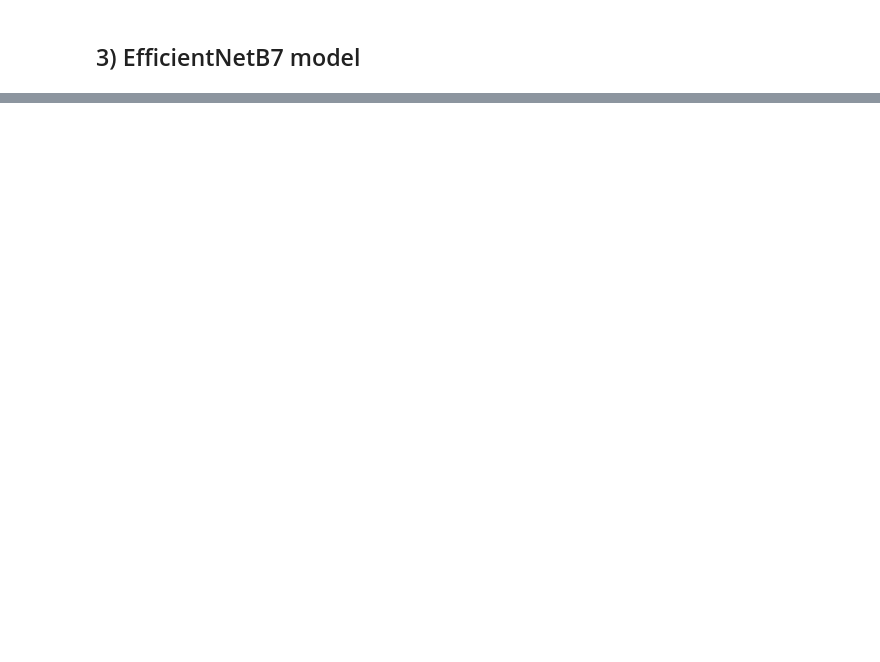
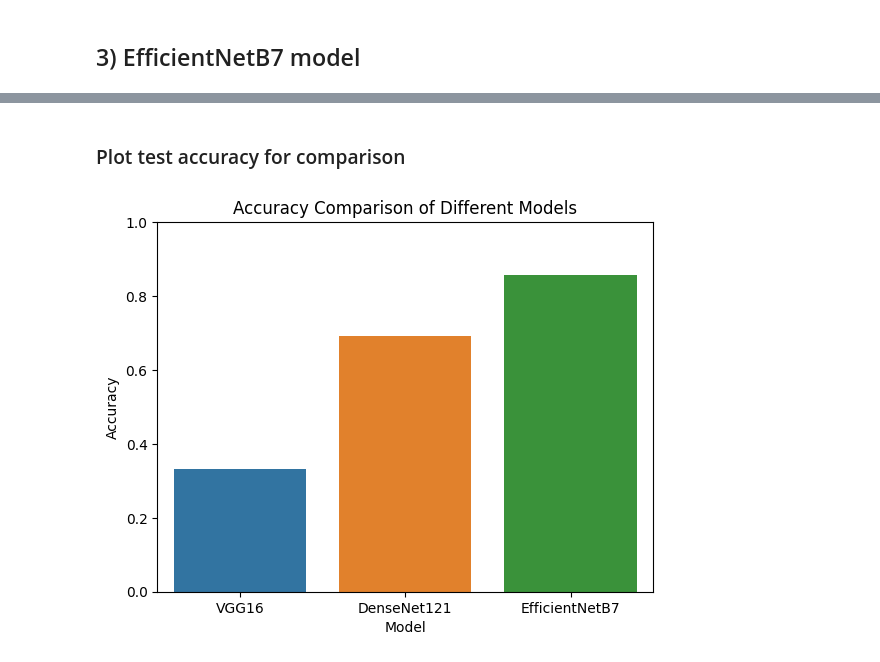
Before and after one commit to wilsoncooked/canine-classifier-api, a Jupyter notebook: notebooks/jay-stanford-model-compare.ipynb, the cells around one changed output, grey strips where cells are left out. Drawn from its saved outputs; the diff is of its cells as text; code cells hidden in the pictures; blank space fills up the shorter version.

```diff
--- a/notebooks/jay-stanford-model-compare.ipynb
+++ b/notebooks/jay-stanford-model-compare.ipynb
@@ -244,5 +267,10 @@ densenet121_val_accuracy
 # %%
 # Now evaluate Densenet121 model on Test data
+
+# Preprocess test data for DenseNet121 model
+
+images_test_dense_preproc = images_test.map(
+  lambda x, y: (preprocess_input_densenet(x), y))
 
 def evaluate_model(model, test_data):
     """
@@ -252,5 +280,7 @@ def evaluate_model(model, test_data):
     print(f"Test Loss: {loss}")
     print(f"Test Accuracy: {accuracy_densenet}")
 
-evaluate_model(compiled_model, images_test)
+    return accuracy_densenet
+
+densenet_test_accuracy = evaluate_model(compiled_model, images_test_dense_preproc)
 # %% [output]
@@ -305,5 +335,10 @@ efficientnetb7_val_accuracy
 # %%
 # Now evaluate EfficientNetB7 model on Test data
+
+# Preprocess test data for EfficientNetB7
+
+images_test_efficient_preproc = images_test.map(
+  lambda x, y: (preprocess_input_efficientnet(x), y))
 
 def evaluate_model(model, test_data):
     """
@@ -313,5 +348,7 @@ def evaluate_model(model, test_data):
     print(f"Test Loss: {loss}")
     print(f"Test Accuracy: {accuracy_efficientnet}")
 
-evaluate_model(compiled_model, images_test)
+    return accuracy_efficientnet
+
+efficient_test_accuracy = evaluate_model(compiled_model, images_test)
 # %% [output]
@@ -391,0 +435,23 @@ plt.show()
+# %% [markdown]
+### Plot test accuracy for comparison
+# %%
+# Bring all accuracies together
+acc_vgg16 = vgg16_test_accuracy
+acc_densenet121 = densenet_test_accuracy
+acc_efficientnetb7 = efficient_test_accuracy
+
+# Create a DataFrame to store the accuracy data
+data = pd.DataFrame({
+    'Model': ['VGG16', 'DenseNet121', 'EfficientNetB7'],
+    'Accuracy': [acc_vgg16, acc_densenet121, acc_efficientnetb7]
+})
+
+# Plot the accuracies using Seaborn
+sns.barplot(x='Model', y='Accuracy', data=data)
+plt.title('Accuracy Comparison of Different Models')
+plt.xlabel('Model')
+plt.ylabel('Accuracy')
+plt.ylim(0, 1)  # Set y-axis limit to 0-1 (assuming accuracy is in the range 0-1)
+plt.show()
+# %% [output]
+[figure, added]
```
Also changed, not shown: parts of 18 cells of this notebook.
